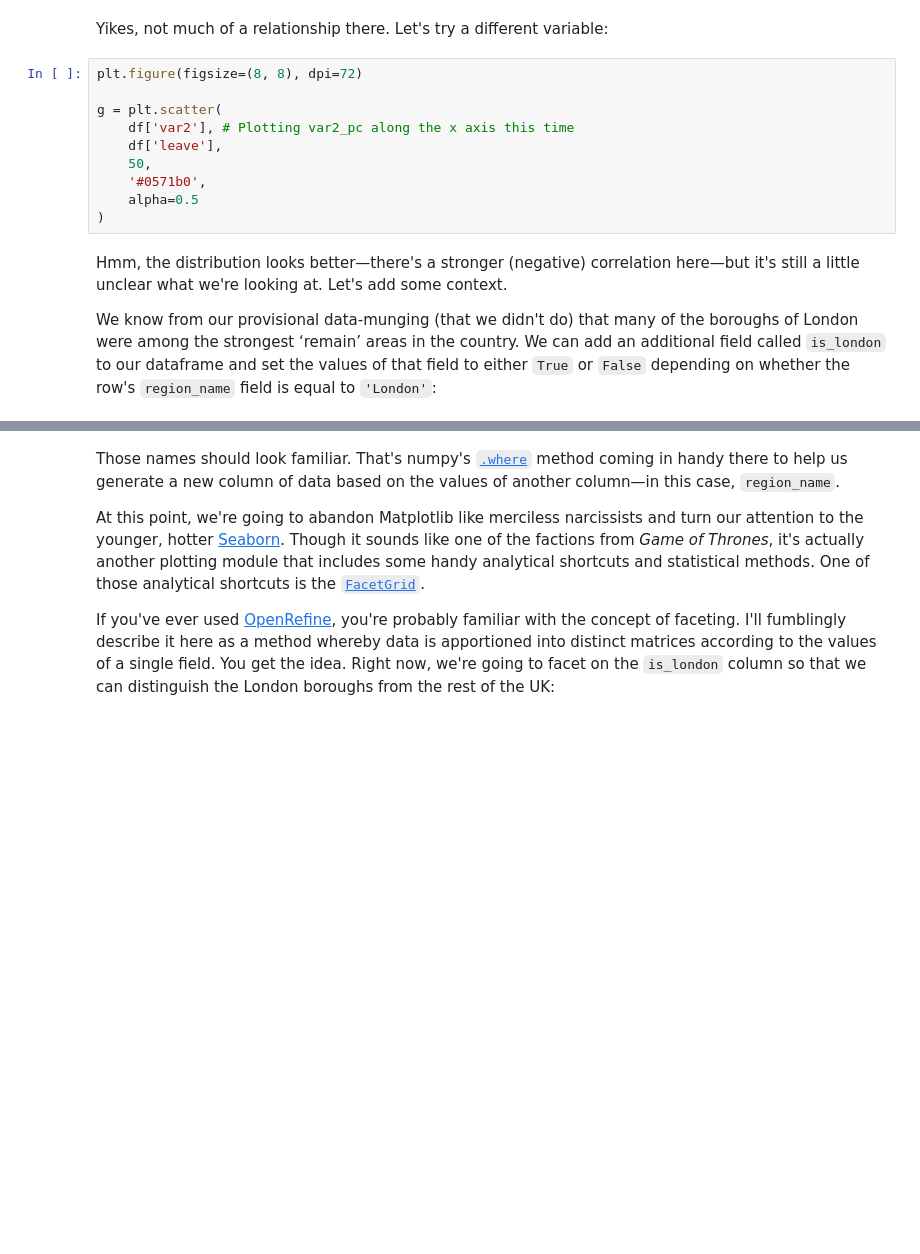
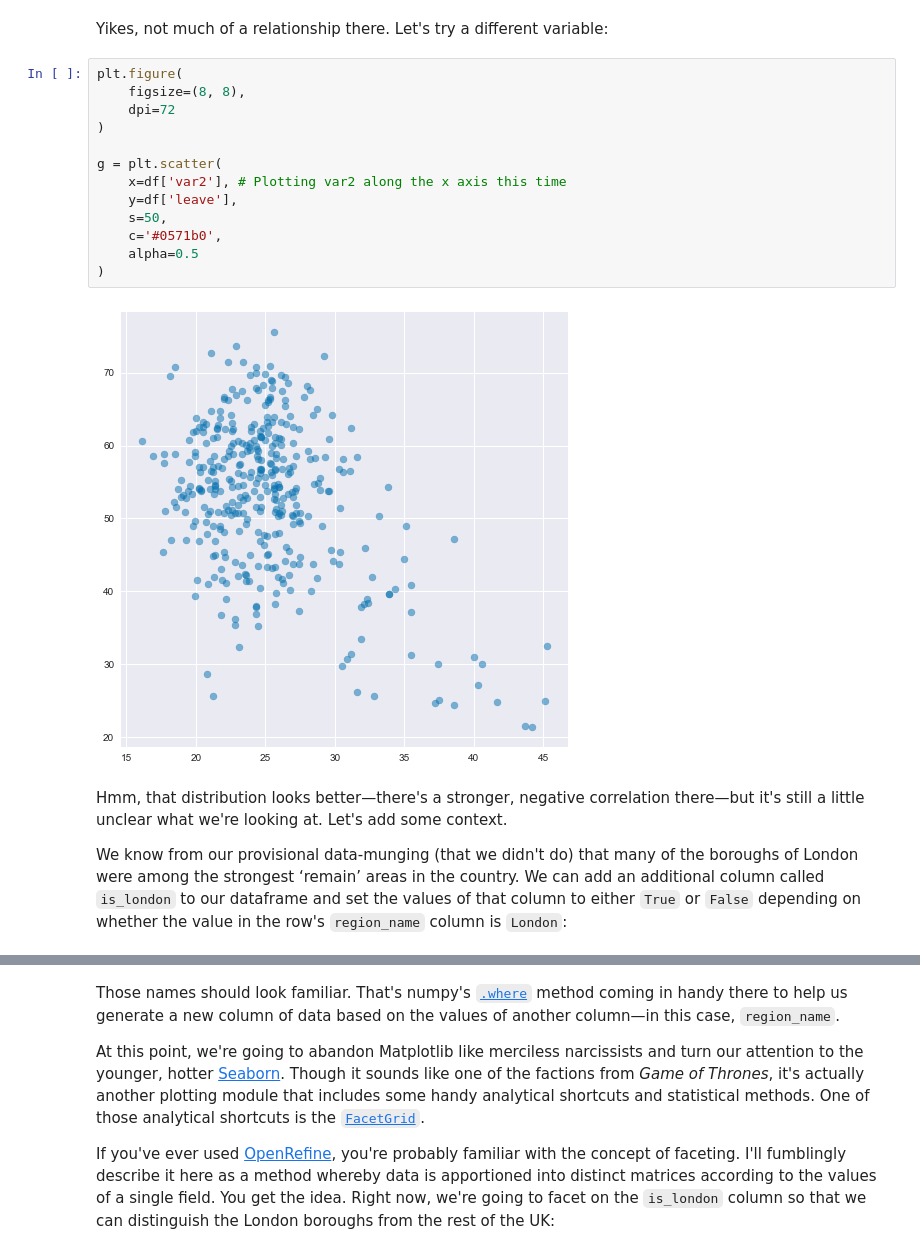
Before and after one commit to davidbjourno/finding-stories-in-data, a Jupyter notebook: finding-stories-in-data.ipynb, the cells around one changed output, grey strips where cells are left out. Drawn from its saved outputs; the diff is of its cells as text; blank space fills up the shorter version.

```diff
--- a/finding-stories-in-data.ipynb
+++ b/finding-stories-in-data.ipynb
@@ -74,19 +93,24 @@ g = plt.scatter(
 # %% [markdown]
 Yikes, not much of a relationship there. Let's try a different variable:
 # %%
-plt.figure(figsize=(8, 8), dpi=72)
+plt.figure(
+    figsize=(8, 8),
+    dpi=72
+)
 
 g = plt.scatter(
-    df['var2'], # Plotting var2_pc along the x axis this time
-    df['leave'],
-    50,
-    '#0571b0',
+    x=df['var2'], # Plotting var2 along the x axis this time
+    y=df['leave'],
+    s=50,
+    c='#0571b0',
     alpha=0.5
 )
+# %% [output]
+[figure, added]
 # %% [markdown]
-Hmm, the distribution looks better—there's a stronger (negative) correlation here—but it's still a little unclear what we're looking at. Let's add some context.
+Hmm, that distribution looks better—there's a stronger, negative correlation there—but it's still a little unclear what we're looking at. Let's add some context.
 
-We know from our provisional data-munging (that we didn't do) that many of the boroughs of London were among the strongest ‘remain’ areas in the country. We can add an additional field called `is_london` to our dataframe and set the values of that field to either `True` or `False` depending on whether the row's `region_name` field is equal to `'London'`:
+We know from our provisional data-munging (that we didn't do) that many of the boroughs of London were among the strongest ‘remain’ areas in the country. We can add an additional column called `is_london` to our dataframe and set the values of that column to either `True` or `False` depending on whether the value in the row's `region_name` column is `London`:
 # %%
 df['is_london'] = np.where(df['region_name'] == 'London', True, False)
 
```
Also changed, not shown: parts of 26 cells of this notebook.
